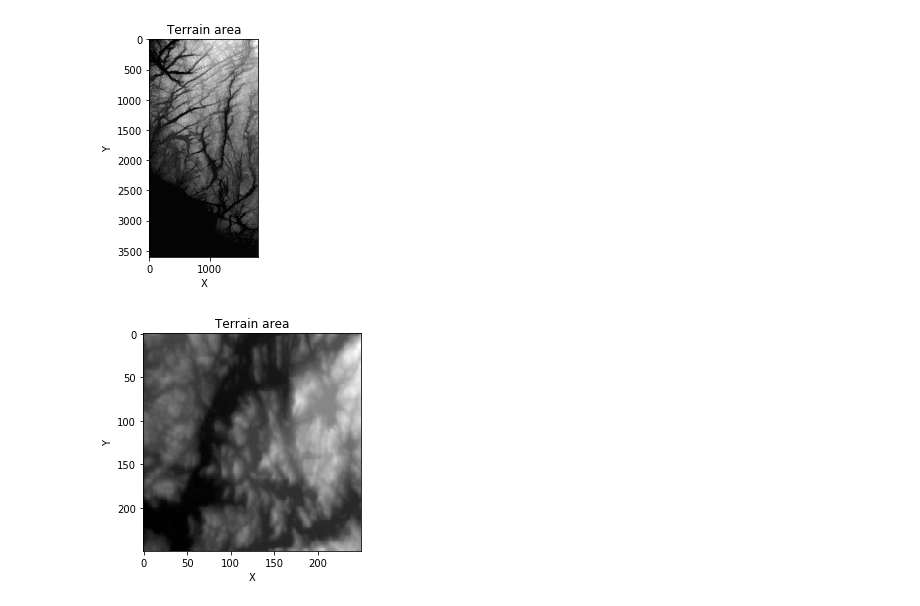
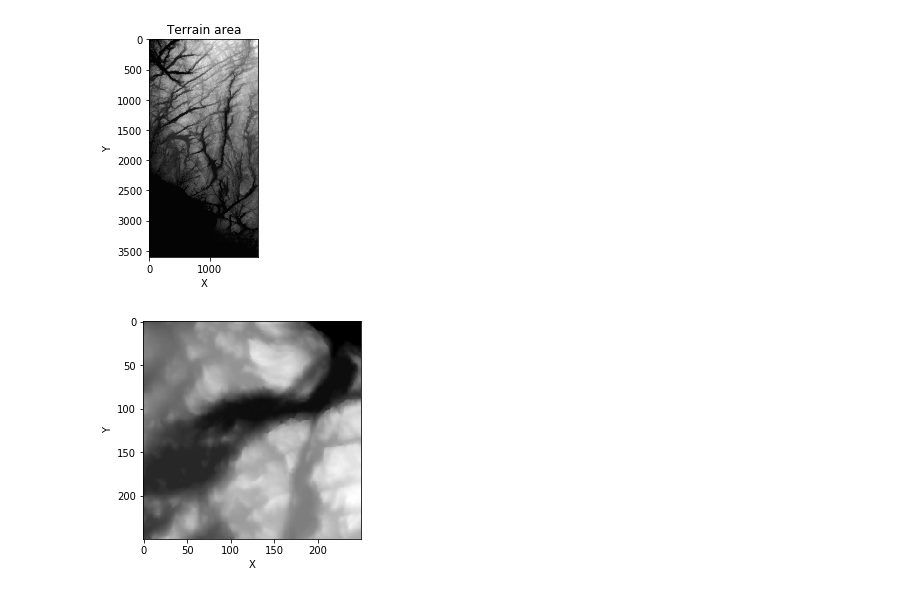
Before and after one commit to Liang521Bo/FYS3150-4150, a Jupyter notebook: Project 1/trashcode/Project 1 Liang Jia 6.ipynb, the cells around one changed output. Cells and saved outputs as stored; diff of their text form; code cells hidden in the pictures.

```diff
--- a/Project 1/trashcode/Project 1 Liang Jia 6.ipynb
+++ b/Project 1/trashcode/Project 1 Liang Jia 6.ipynb
@@ -146,16 +165,15 @@ plt.show()
 [figure]
 # %%
 # Choose a smaller part of the data set
-terrain = terrain1[1500:1750, 0:250]
+terrain = terrain1[500:750, 0:250]
 # Show the terrain
 plt.figure()
-plt.title('Terrain area')
 plt.imshow(terrain, cmap='gray')
 plt.xlabel('X')
 plt.ylabel('Y')
 plt.show()
 # %% [output]
-[figure, old version]
+[figure, new version]
 # %%
 # Make zero matrix to later fit data
 num_rows, num_cols = np.shape(terrain)
```
Also changed, not shown: parts of 16 cells of this notebook, 25 other files.
